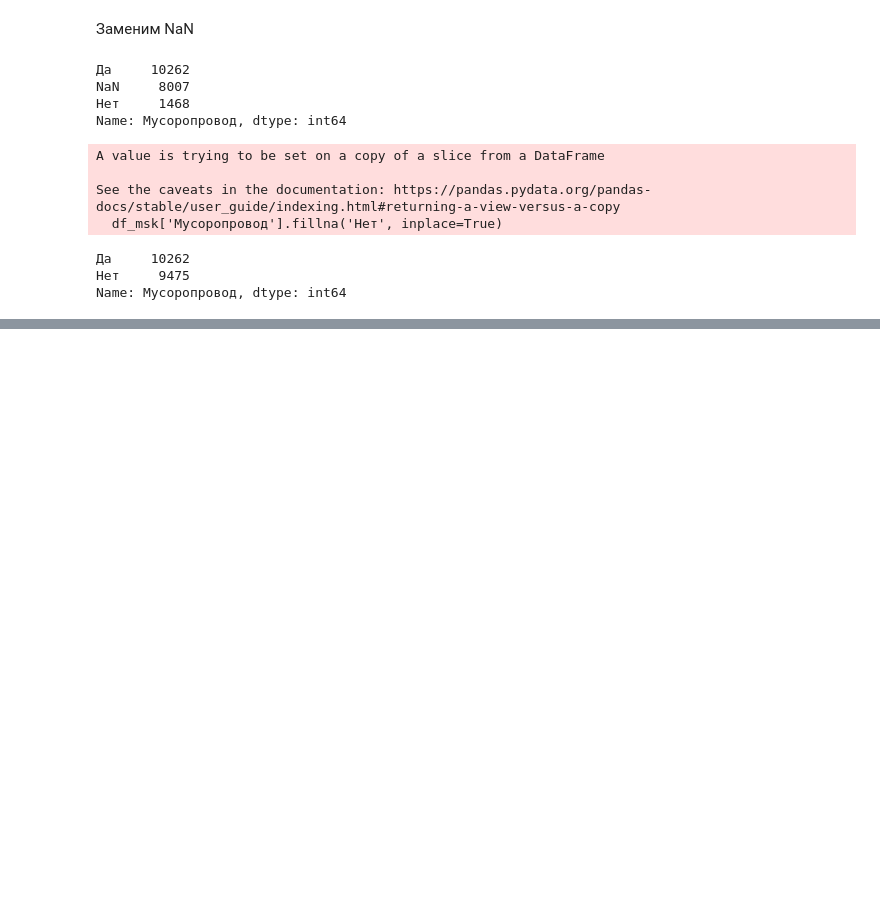
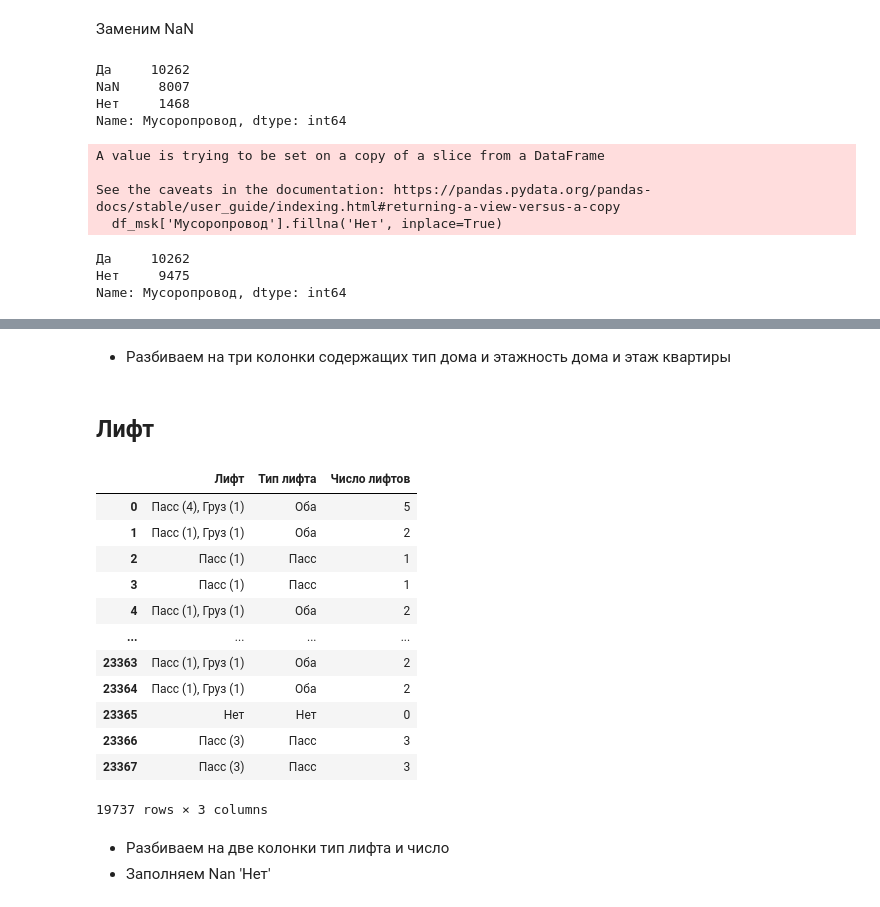
Before and after one commit to sunny-annie/Streamlit_rent_real_estate, a Jupyter notebook: preprocessing.ipynb, the cells around one changed output, grey strips where cells are left out. Cells and saved outputs as stored; diff of their text form; code cells hidden in the pictures; blank space fills up the shorter version.

```diff
--- a/preprocessing.ipynb
+++ b/preprocessing.ipynb
@@ -416,0 +585,10 @@ Name: Мусоропровод, dtype: int64
+# %%
+df_msk['Дом'].value_counts(dropna=False)
+# ячейка упрояющая разбивку
+df_msk['Описание этажности'] = df_msk['Дом'].apply(lambda elem: elem.split(',')[0])
+# разбиваем
+df_msk['Этажность дома'] = df_msk['Описание этажности'].apply(lambda elem: elem.split('/')[1])
+df_msk['Этаж квартиры'] = df_msk['Описание этажности'].apply(lambda elem: elem.split('/')[0])
+df_msk['Тип дома'] = df_msk['Дом'].apply(lambda elem: elem.split(',')[1][1:] if len(elem) > 6 else 'Нет')
+df_msk[['Дом','Этажность дома','Этаж квартиры', 'Тип дома']]
+df_msk['Тип дома'].value_counts(dropna=False)
@@ -416,0 +607,40 @@ Name: Мусоропровод, dtype: int64
+# %% [markdown]
+* Разбиваем на три колонки содержащих тип дома и этажность дома и этаж квартиры
+# %% [markdown]
+## Лифт
+# %%
+df_msk['Лифт'] = df_msk['Лифт'].fillna('Нет')
+def san_split(text):
+    if 'Пасс' in text and 'Груз' in text:
+        return 'Оба'
+    elif 'Пасс' in text:
+        return 'Пасс'
+    elif 'Груз' in text:
+        return 'Груз'
+    else:
+        return 'Нет'
+#разьиваем колонку
+df_msk['Тип лифта'] = df_msk['Лифт'].apply(san_split)
+#считаем количество
+pattern = r'\((\d+)\)'
+numbers = [re.findall(pattern, s) for s in df_msk['Лифт']]
+numbers = [sum([int(n) for n in ns]) for ns in numbers]
+df_msk['Число лифтов'] = numbers
+df_msk[['Лифт','Тип лифта','Число лифтов']]
+# %% [output]
+|  | Лифт | Тип лифта | Число лифтов |
+| 0 | Пасс (4), Груз (1) | Оба | 5 |
+| 1 | Пасс (1), Груз (1) | Оба | 2 |
+| 2 | Пасс (1) | Пасс | 1 |
+| 3 | Пасс (1) | Пасс | 1 |
+| 4 | Пасс (1), Груз (1) | Оба | 2 |
+| ... | ... | ... | ... |
+| 23363 | Пасс (1), Груз (1) | Оба | 2 |
+| 23364 | Пасс (1), Груз (1) | Оба | 2 |
+| 23365 | Нет | Нет | 0 |
+| 23366 | Пасс (3) | Пасс | 3 |
+| 23367 | Пасс (3) | Пасс | 3 |
+19737 rows × 3 columns
+# %% [markdown]
+* Разбиваем на две колонки тип лифта и число
+* Заполняем Nan 'Нет'
```
Also changed, not shown: parts of 16 cells of this notebook.
